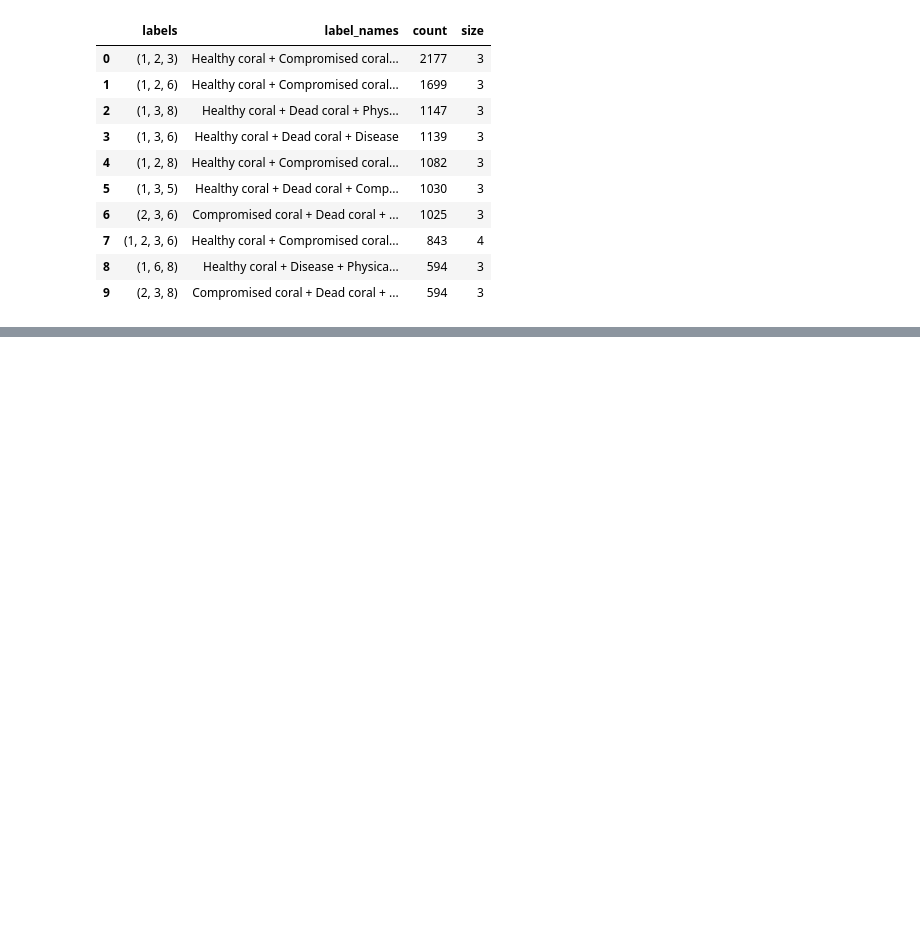
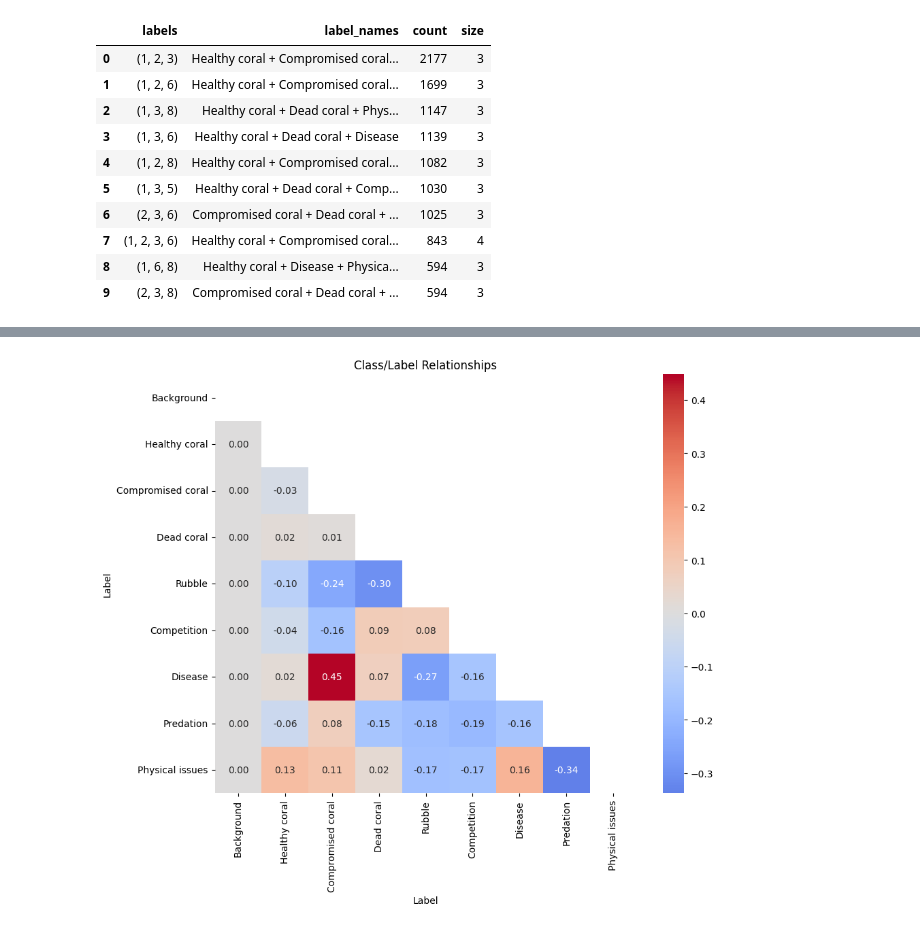
Before and after one commit to sarakabariti/coral_reef_monitoring_duplicate, a Jupyter notebook: notebooks/coral_condition_exploration.ipynb, the cells around one changed output, grey strips where cells are left out. Drawn from its saved outputs; the diff is of its cells as text; code cells hidden in the pictures; blank space fills up the shorter version.

Commit message:
Explore multi-label distribution

```diff
--- a/notebooks/coral_condition_exploration.ipynb
+++ b/notebooks/coral_condition_exploration.ipynb
@@ -396,0 +410,41 @@ The most frequent label combinations across patches labeled with three or more c
+# %%
+# Initialize NPMI matrix
+npmi_matrix = pd.DataFrame(
+    index=labelset['label_name'],
+    columns=labelset['label_name'],
+    dtype=float
+)
+
+# Calculate NPMI for all label pairs
+for l1 in labelset['label']:
+    for l2 in labelset['label']:
+        if l1 != l2:
+            # Joint probability P(l1 and l2)
+            p_joint = ((binary_matrix[l1] == 1) & (binary_matrix[l2] == 1)).mean()
+            # Individual probabilities P(l1), P(l2)
+            p_l1 = (binary_matrix[l1] == 1).mean()
+            p_l2 = (binary_matrix[l2] == 1).mean()
+
+            # NPMI calculation
+            if p_joint > 0:
+                npmi = (np.log(p_joint) - np.log(p_l1 * p_l2)) / -np.log(p_joint)
+            else:
+                npmi = 0
+            npmi_matrix.loc[labelset.loc[l1, 'label_name'],
+                           labelset.loc[l2, 'label_name']] = npmi
+
+# Visualize
+plt.figure(figsize=(10, 8))
+sns.heatmap(
+    npmi_matrix,
+    annot=True,
+    fmt=".2f",
+    cmap="coolwarm",
+    center=0,
+    mask=np.triu(np.ones_like(npmi_matrix)))
+plt.xlabel('Label')
+plt.ylabel('Label')
+plt.title("Class/Label Relationships")
+plt.show()
+# %% [output]
+[figure, added]
```
Also changed, not shown: parts of 7 cells of this notebook.
